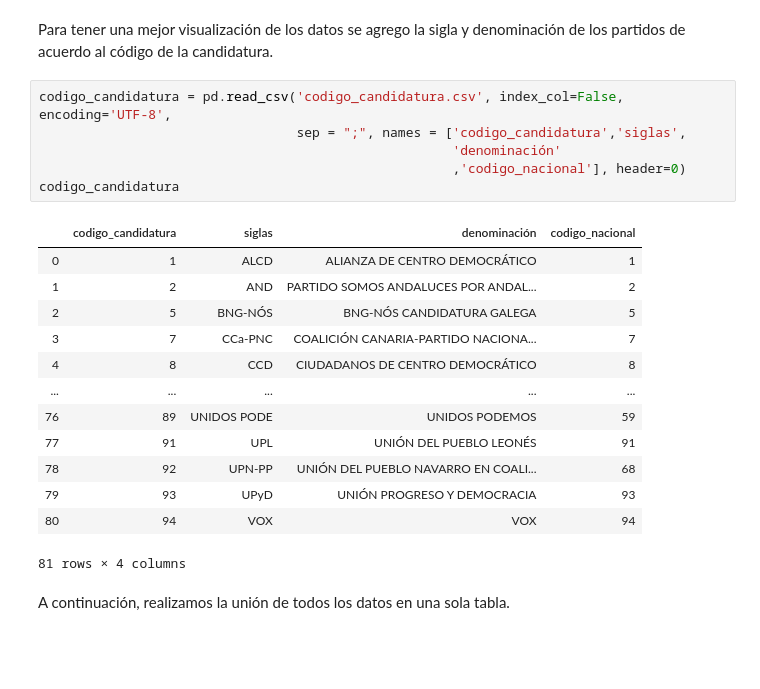
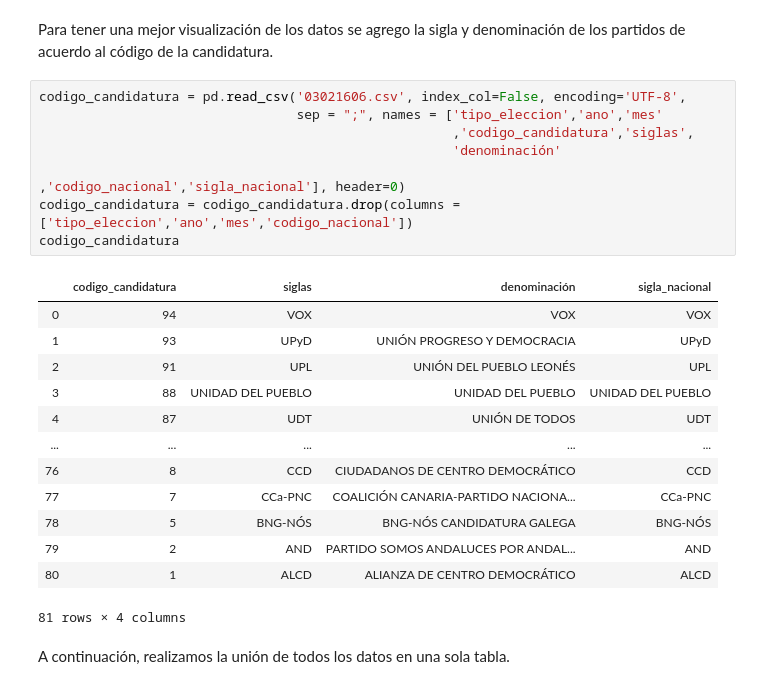
Before and after one commit to Antonidas21/Python_Trabajo_Final, a Jupyter notebook: datos_elecciones_Miryam.ipynb, the cells around one changed output. Saved outputs shown, nothing was run; the diff lists cells and outputs as text; blank space fills up the shorter version.

```diff
--- a/datos_elecciones_Miryam.ipynb
+++ b/datos_elecciones_Miryam.ipynb
@@ -77,24 +79,26 @@ my_data = my_data[(my_data['codigo_comunidad'] != '99')& (my_data['codigo_ine']
 # %% [markdown]
 Para tener una mejor visualización de los datos se agrego la sigla y denominación de los partidos de acuerdo al código de la candidatura.
 # %%
-codigo_candidatura = pd.read_csv('codigo_candidatura.csv', index_col=False, encoding='UTF-8',
-                                 sep = ";", names = ['codigo_candidatura','siglas',
+codigo_candidatura = pd.read_csv('03021606.csv', index_col=False, encoding='UTF-8',
+                                 sep = ";", names = ['tipo_eleccion','ano','mes'
+                                                     ,'codigo_candidatura','siglas',
                                                      'denominación'
-                                                     ,'codigo_nacional'], header=0)
+                                                     ,'codigo_nacional','sigla_nacional'], header=0)
+codigo_candidatura = codigo_candidatura.drop(columns = ['tipo_eleccion','ano','mes','codigo_nacional'])
 codigo_candidatura
 # %% [output]
-|  | codigo_candidatura | siglas | denominación | codigo_nacional |
-| 0 | 1 | ALCD | ALIANZA DE CENTRO DEMOCRÁTICO | 1 |
-| 1 | 2 | AND | PARTIDO SOMOS ANDALUCES POR ANDAL... | 2 |
-| 2 | 5 | BNG-NÓS | BNG-NÓS CANDIDATURA GALEGA | 5 |
-| 3 | 7 | CCa-PNC | COALICIÓN CANARIA-PARTIDO NACIONA... | 7 |
-| 4 | 8 | CCD | CIUDADANOS DE CENTRO DEMOCRÁTICO | 8 |
+|  | codigo_candidatura | siglas | denominación | sigla_nacional |
+| 0 | 94 | VOX | VOX | VOX |
+| 1 | 93 | UPyD | UNIÓN PROGRESO Y DEMOCRACIA | UPyD |
+| 2 | 91 | UPL | UNIÓN DEL PUEBLO LEONÉS | UPL |
+| 3 | 88 | UNIDAD DEL PUEBLO | UNIDAD DEL PUEBLO | UNIDAD DEL PUEBLO |
+| 4 | 87 | UDT | UNIÓN DE TODOS | UDT |
 | ... | ... | ... | ... | ... |
-| 76 | 89 | UNIDOS PODE | UNIDOS PODEMOS | 59 |
-| 77 | 91 | UPL | UNIÓN DEL PUEBLO LEONÉS | 91 |
-| 78 | 92 | UPN-PP | UNIÓN DEL PUEBLO NAVARRO EN COALI... | 68 |
-| 79 | 93 | UPyD | UNIÓN PROGRESO Y DEMOCRACIA | 93 |
-| 80 | 94 | VOX | VOX | 94 |
+| 76 | 8 | CCD | CIUDADANOS DE CENTRO DEMOCRÁTICO | CCD |
+| 77 | 7 | CCa-PNC | COALICIÓN CANARIA-PARTIDO NACIONA... | CCa-PNC |
+| 78 | 5 | BNG-NÓS | BNG-NÓS CANDIDATURA GALEGA | BNG-NÓS |
+| 79 | 2 | AND | PARTIDO SOMOS ANDALUCES POR ANDAL... | AND |
+| 80 | 1 | ALCD | ALIANZA DE CENTRO DEMOCRÁTICO | ALCD |
 81 rows × 4 columns
 # %% [markdown]
 A continuación, realizamos la unión de todos los datos en una sola tabla.
```
Also changed, not shown: parts of 13 cells of this notebook, 2 other files.
